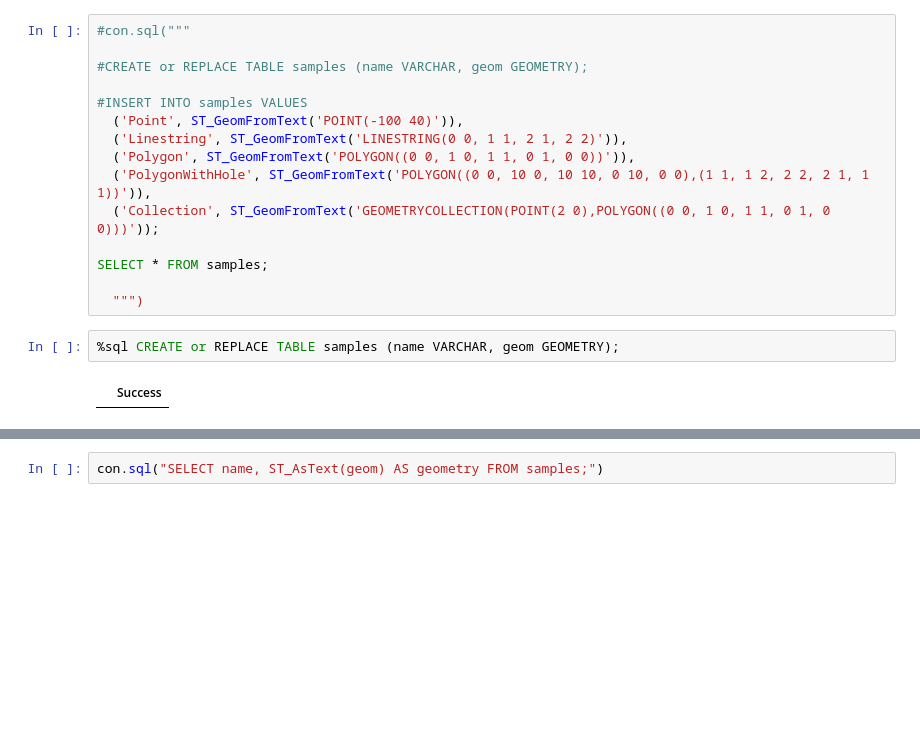
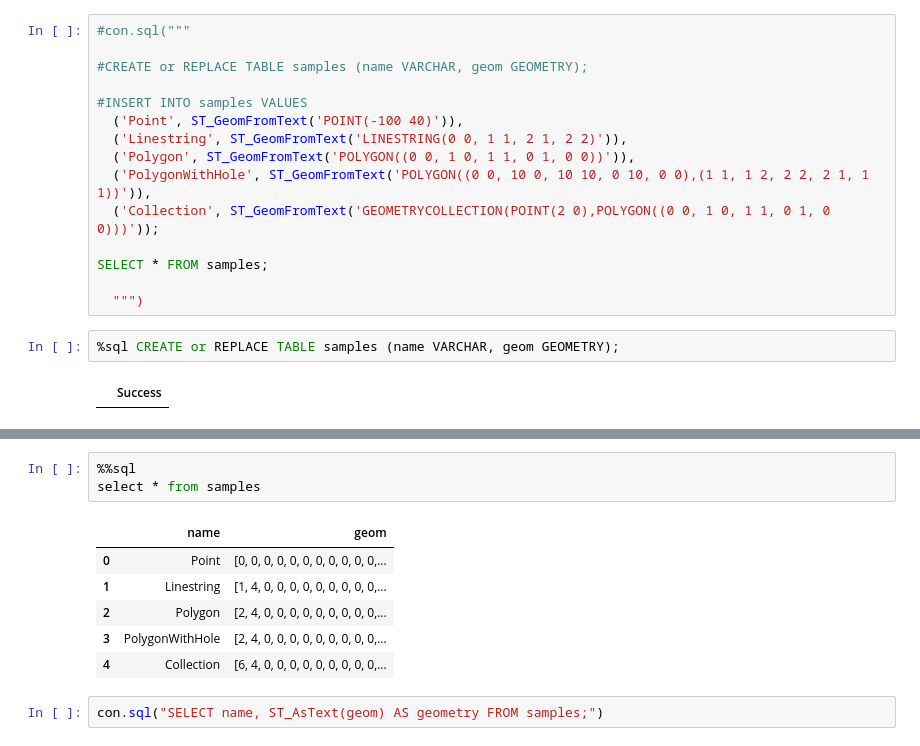
Before and after one commit to siyi-w/bsabd, a Jupyter notebook: notebooks/W03_geometries.ipynb, the cells around one changed output, grey strips where cells are left out. Drawn from its saved outputs; the diff is of its cells as text; blank space fills up the shorter version.

```diff
--- a/notebooks/W03_geometries.ipynb
+++ b/notebooks/W03_geometries.ipynb
@@ -113,2 +139,12 @@ SELECT * FROM samples;
+# %%
+%%sql
+select * from samples
+# %% [output]
+|  | name | geom |
+| 0 | Point | [0, 0, 0, 0, 0, 0, 0, 0, 0, 0, 0,... |
+| 1 | Linestring | [1, 4, 0, 0, 0, 0, 0, 0, 0, 0, 0,... |
+| 2 | Polygon | [2, 4, 0, 0, 0, 0, 0, 0, 0, 0, 0,... |
+| 3 | PolygonWithHole | [2, 4, 0, 0, 0, 0, 0, 0, 0, 0, 0,... |
+| 4 | Collection | [6, 4, 0, 0, 0, 0, 0, 0, 0, 0, 0,... |
 # %%
 con.sql("SELECT name, ST_AsText(geom) AS geometry FROM samples;")
```
Also changed, not shown: parts of 19 cells of this notebook.
